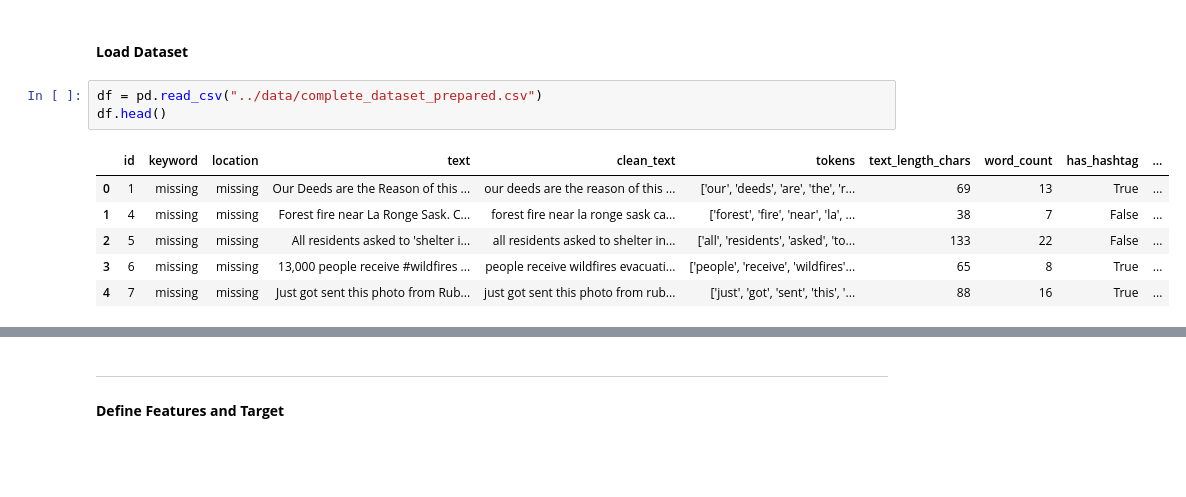
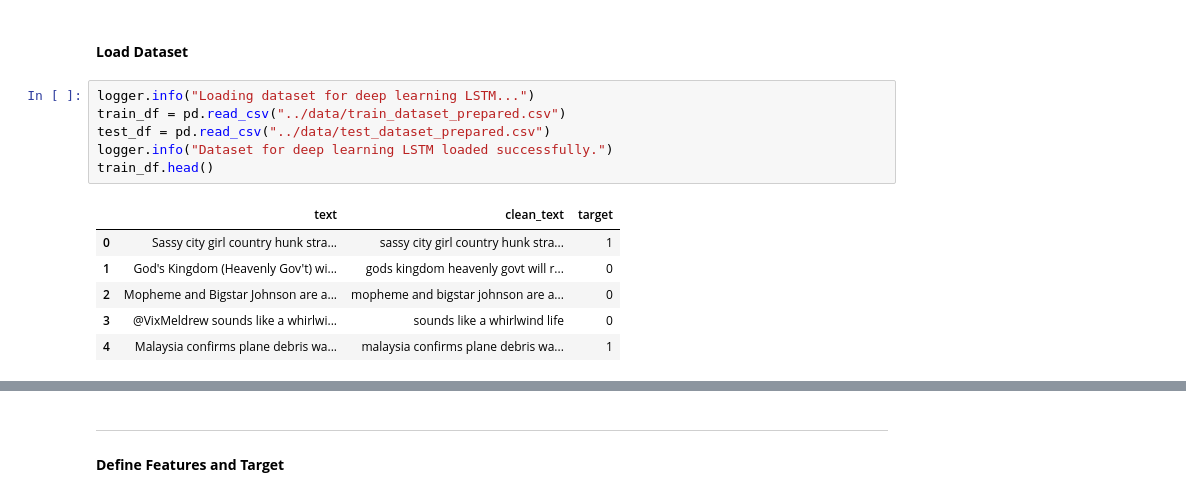
Before and after one commit to aishks14/disaster-tweet-classification-nlp, a Jupyter notebook: notebooks/04_deeplearning_LSTM.ipynb, the cells around one changed output, grey strips where cells are left out. Cells and saved outputs as stored; diff of their text form; blank space fills up the shorter version.

Commit message:
Notebook 4 deep learning using LSTM

```diff
--- a/notebooks/04_deeplearning_LSTM.ipynb
+++ b/notebooks/04_deeplearning_LSTM.ipynb
@@ -30,12 +66,15 @@ from sklearn.metrics import classification_report, f1_score
 # %% [markdown]
 #### **Load Dataset**
 # %%
-df = pd.read_csv("../data/complete_dataset_prepared.csv")
-df.head()
+logger.info("Loading dataset for deep learning LSTM...")
+train_df = pd.read_csv("../data/train_dataset_prepared.csv")
+test_df = pd.read_csv("../data/test_dataset_prepared.csv")
+logger.info("Dataset for deep learning LSTM loaded successfully.")
+train_df.head()
 # %% [output]
-|  | id | keyword | location | text | clean_text | tokens | text_length_chars | word_count | has_hashtag | ... |
-| 0 | 1 | missing | missing | Our Deeds are the Reason of this ... | our deeds are the reason of this ... | ['our', 'deeds', 'are', 'the', 'r... | 69 | 13 | True | ... |
-| 1 | 4 | missing | missing | Forest fire near La Ronge Sask. C... | forest fire near la ronge sask ca... | ['forest', 'fire', 'near', 'la', ... | 38 | 7 | False | ... |
-| 2 | 5 | missing | missing | All residents asked to 'shelter i... | all residents asked to shelter in... | ['all', 'residents', 'asked', 'to... | 133 | 22 | False | ... |
-| 3 | 6 | missing | missing | 13,000 people receive #wildfires ... | people receive wildfires evacuati... | ['people', 'receive', 'wildfires'... | 65 | 8 | True | ... |
-| 4 | 7 | missing | missing | Just got sent this photo from Rub... | just got sent this photo from rub... | ['just', 'got', 'sent', 'this', '... | 88 | 16 | True | ... |
+|  | text | clean_text | target |
+| 0 | Sassy city girl country hunk stra... | sassy city girl country hunk stra... | 1 |
+| 1 | God's Kingdom (Heavenly Gov't) wi... | gods kingdom heavenly govt will r... | 0 |
+| 2 | Mopheme and Bigstar Johnson are a... | mopheme and bigstar johnson are a... | 0 |
+| 3 | @VixMeldrew sounds like a whirlwi... | sounds like a whirlwind life | 0 |
+| 4 | Malaysia confirms plane debris wa... | malaysia confirms plane debris wa... | 1 |
```
Also changed, not shown: parts of 26 cells of this notebook, 1 other file.
